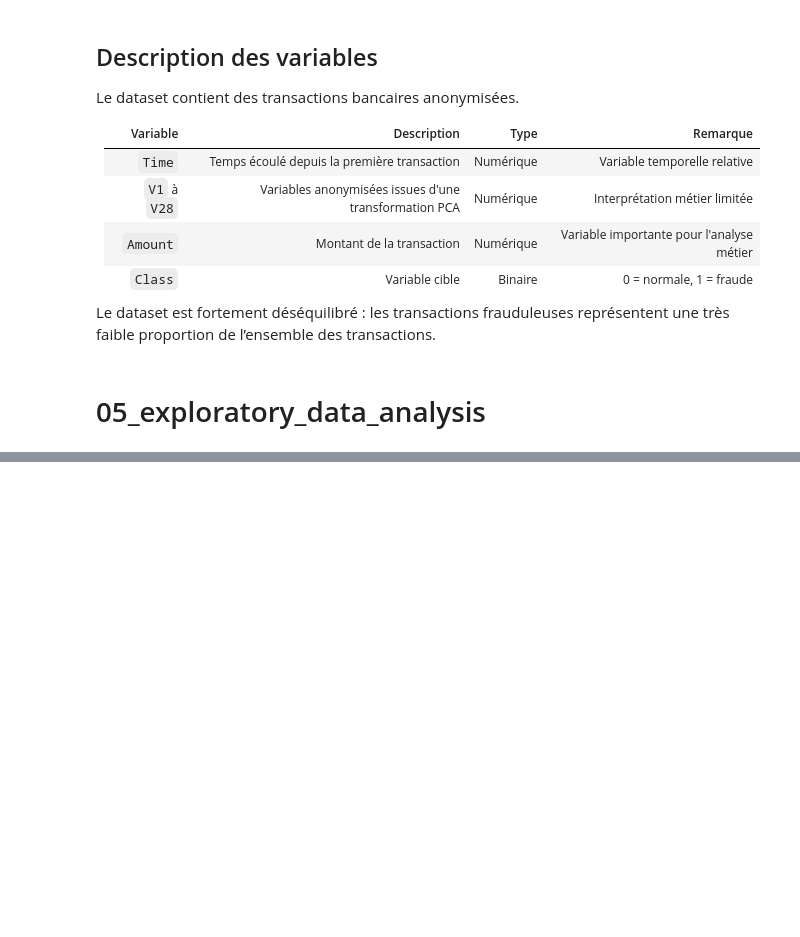
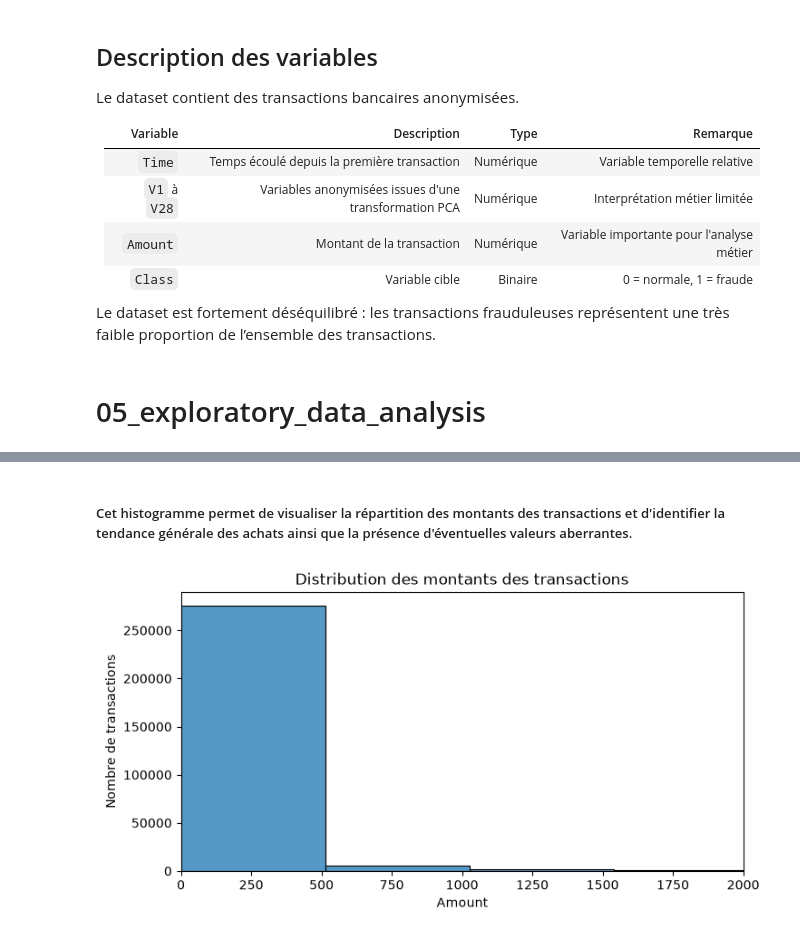
Before and after one commit to AyaQuarine/CreditCardFraud, a Jupyter notebook: notebooks/CreditCardFraud.ipynb, the cells around one changed output, grey strips where cells are left out. Cells and saved outputs as stored; diff of their text form; code cells hidden in the pictures; blank space fills up the shorter version.

```diff
--- a/notebooks/CreditCardFraud.ipynb
+++ b/notebooks/CreditCardFraud.ipynb
@@ -249,0 +264,13 @@ Le dataset est fortement déséquilibré : les transactions frauduleuses représ
+# %% [markdown]
+##### Cet histogramme permet de visualiser la répartition des montants des transactions et d'identifier la tendance générale des achats ainsi que la présence d'éventuelles valeurs aberrantes.
+# %%
+# 5.3 Analyse de Amount
+plt.figure(figsize=(8, 4))
+sns.histplot(data=df, x="Amount", bins=50)
+plt.xlim(0,2000)
+plt.title("Distribution des montants des transactions")
+plt.xlabel("Amount")
+plt.ylabel("Nombre de transactions")
+plt.show()
+# %% [output]
+[figure, added]
```
Also changed, not shown: parts of 5 cells of this notebook.
